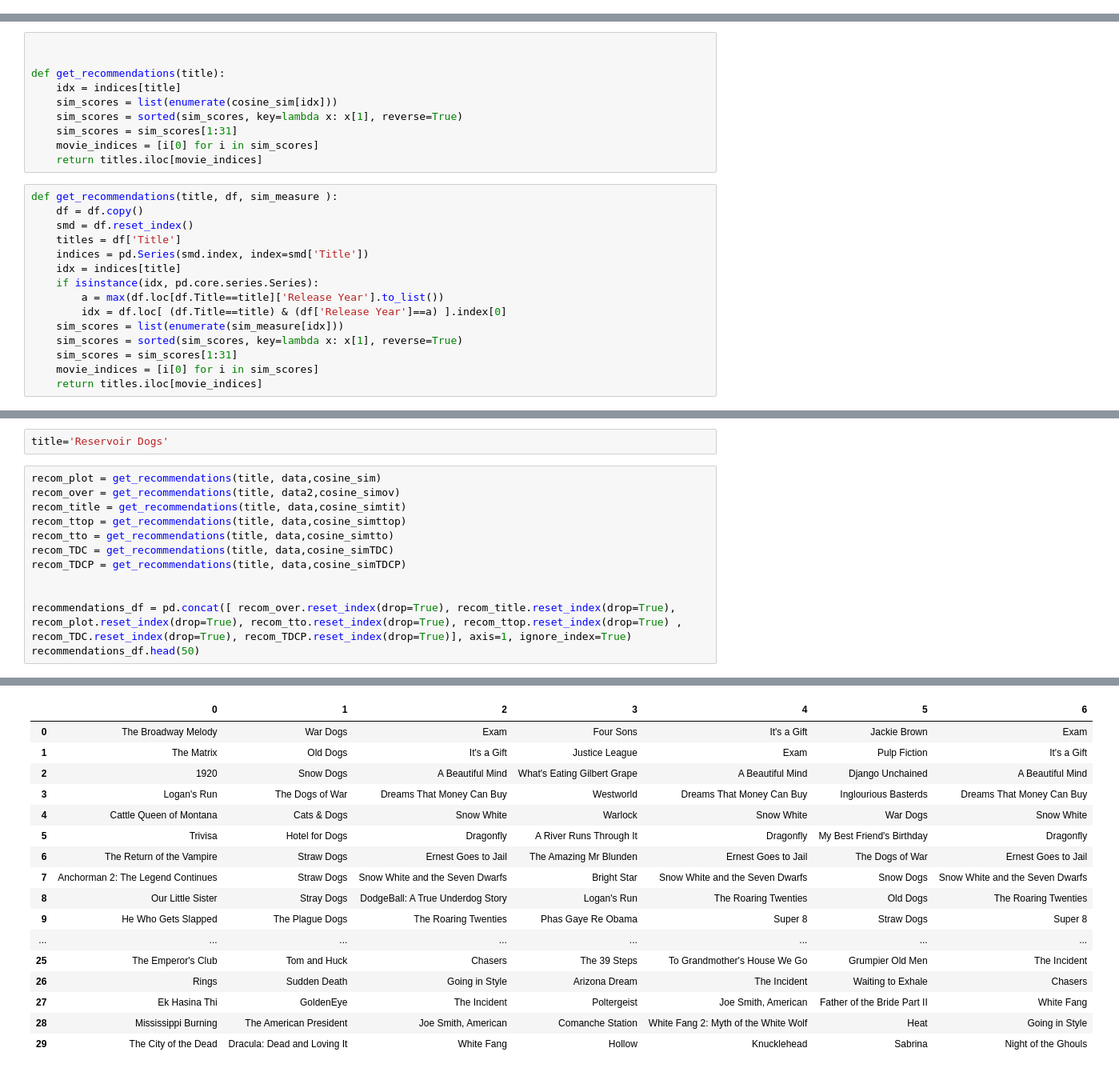
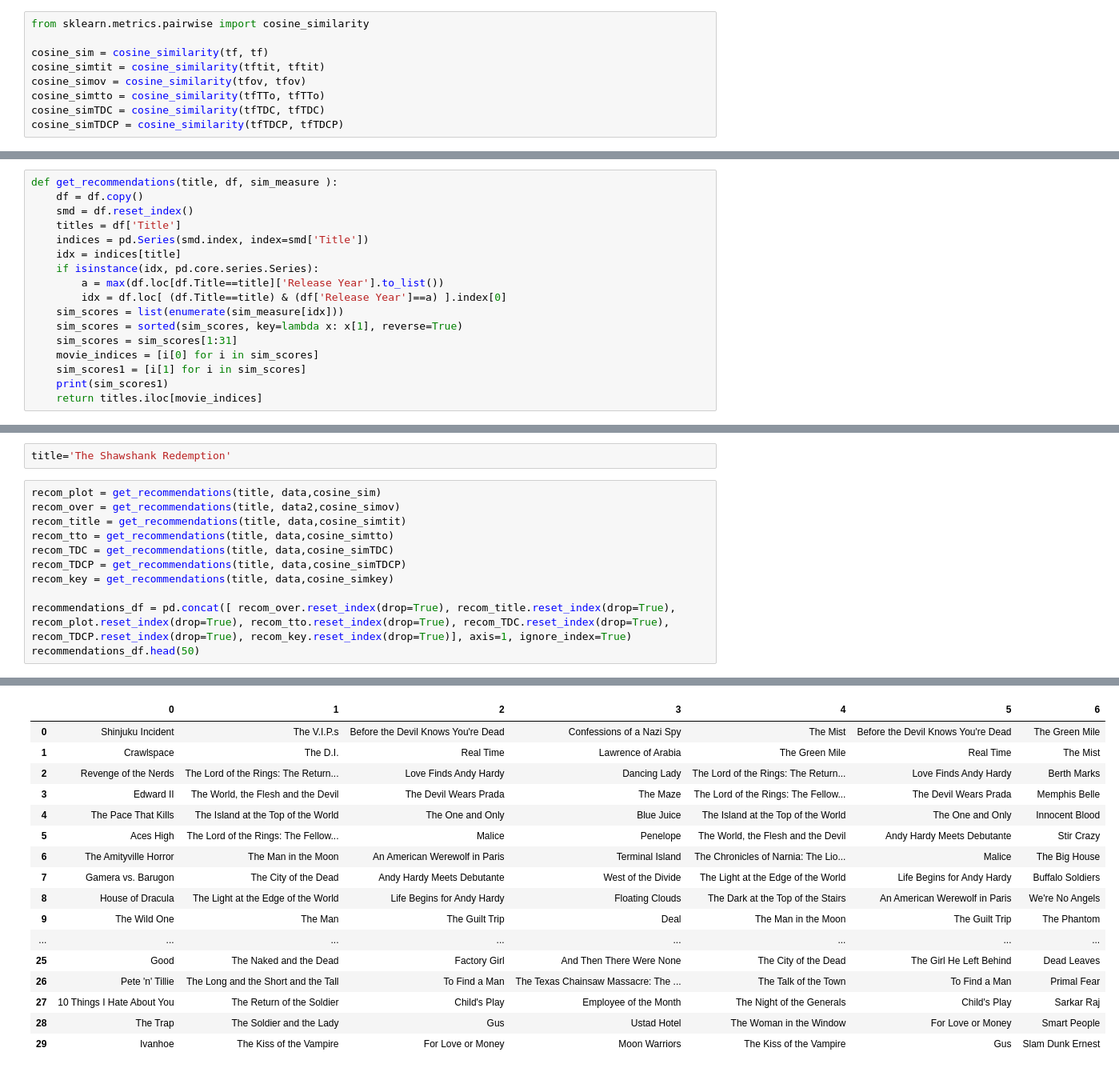
Before and after one commit to manganas/ComputationalToolsForDataScience, a Jupyter notebook: ima/content_based_recommender.ipynb, the cells around one changed output, grey strips where cells are left out. Shown at 80% size. Saved outputs shown, nothing was run; the diff lists cells and outputs as text.

```diff
--- a/ima/content_based_recommender.ipynb
+++ b/ima/content_based_recommender.ipynb
@@ -200,2 +176,11 @@ cosine_simttop = linear_kernel(tfTToP, tfTToP)
 cosine_simTDC = linear_kernel(tfTDC, tfTDC)
 cosine_simTDCP = linear_kernel(tfTDCP, tfTDCP)
+# %%
+from sklearn.metrics.pairwise import cosine_similarity
+
+cosine_sim = cosine_similarity(tf, tf)
+cosine_simtit = cosine_similarity(tftit, tftit)
+cosine_simov = cosine_similarity(tfov, tfov)
+cosine_simtto = cosine_similarity(tfTTo, tfTTo)
+cosine_simTDC = cosine_similarity(tfTDC, tfTDC)
+cosine_simTDCP = cosine_similarity(tfTDCP, tfTDCP)
@@ -220,16 +206,6 @@ Index(['Unnamed: 0', 'adult', 'belongs_to_collection', 'budget', 'genres',
 smd = data2.reset_index()
 titles = smd['Title']
 indices = pd.Series(smd.index, index=smd['Title'])
-# %%
-
-
-def get_recommendations(title):
-    idx = indices[title]
-    sim_scores = list(enumerate(cosine_sim[idx]))
-    sim_scores = sorted(sim_scores, key=lambda x: x[1], reverse=True)
-    sim_scores = sim_scores[1:31]
-    movie_indices = [i[0] for i in sim_scores]
-    return titles.iloc[movie_indices]
 # %%
 def get_recommendations(title, df, sim_measure ):
     df = df.copy()
@@ -244,5 +220,7 @@ def get_recommendations(title, df, sim_measure ):
     sim_scores = sorted(sim_scores, key=lambda x: x[1], reverse=True)
     sim_scores = sim_scores[1:31]
     movie_indices = [i[0] for i in sim_scores]
+    sim_scores1 = [i[1] for i in sim_scores]
+    print(sim_scores1)
     return titles.iloc[movie_indices]
 # %%
@@ -251,17 +229,16 @@ print(data['overview'].loc[data.index==8208])
 8208    When young Lotus Flower sees an unconscious ma...
 Name: overview, dtype: object
 # %%
-title='Reservoir Dogs'
+title='The Shawshank Redemption'
 # %%
 recom_plot = get_recommendations(title, data,cosine_sim)
 recom_over = get_recommendations(title, data2,cosine_simov)
 recom_title = get_recommendations(title, data,cosine_simtit)
-recom_ttop = get_recommendations(title, data,cosine_simttop)
 recom_tto = get_recommendations(title, data,cosine_simtto)
 recom_TDC = get_recommendations(title, data,cosine_simTDC)
 recom_TDCP = get_recommendations(title, data,cosine_simTDCP)
+recom_key = get_recommendations(title, data,cosine_simkey)
 
-
-recommendations_df = pd.concat([ recom_over.reset_index(drop=True), recom_title.reset_index(drop=True), recom_plot.reset_index(drop=True), recom_tto.reset_index(drop=True), recom_ttop.reset_index(drop=True) , recom_TDC.reset_index(drop=True), recom_TDCP.reset_index(drop=True)], axis=1, ignore_index=True)
+recommendations_df = pd.concat([ recom_over.reset_index(drop=True), recom_title.reset_index(drop=True), recom_plot.reset_index(drop=True), recom_tto.reset_index(drop=True), recom_TDC.reset_index(drop=True), recom_TDCP.reset_index(drop=True), recom_key.reset_index(drop=True)], axis=1, ignore_index=True)
 recommendations_df.head(50)
 # %% [output]
@@ -268,17 +252,17 @@ recommendations_df.head(50)
 |  | 0 | 1 | 2 | 3 | 4 | 5 | 6 |
-| 0 | The Broadway Melody | War Dogs | Exam | Four Sons | It's a Gift | Jackie Brown | Exam |
-| 1 | The Matrix | Old Dogs | It's a Gift | Justice League | Exam | Pulp Fiction | It's a Gift |
-| 2 | 1920 | Snow Dogs | A Beautiful Mind | What's Eating Gilbert Grape | A Beautiful Mind | Django Unchained | A Beautiful Mind |
-| 3 | Logan's Run | The Dogs of War | Dreams That Money Can Buy | Westworld | Dreams That Money Can Buy | Inglourious Basterds | Dreams That Money Can Buy |
-| 4 | Cattle Queen of Montana | Cats & Dogs | Snow White | Warlock | Snow White | War Dogs | Snow White |
-| 5 | Trivisa | Hotel for Dogs | Dragonfly | A River Runs Through It | Dragonfly | My Best Friend's Birthday | Dragonfly |
-| 6 | The Return of the Vampire | Straw Dogs | Ernest Goes to Jail | The Amazing Mr Blunden | Ernest Goes to Jail | The Dogs of War | Ernest Goes to Jail |
-| 7 | Anchorman 2: The Legend Continues | Straw Dogs | Snow White and the Seven Dwarfs | Bright Star | Snow White and the Seven Dwarfs | Snow Dogs | Snow White and the Seven Dwarfs |
-| 8 | Our Little Sister | Stray Dogs | DodgeBall: A True Underdog Story | Logan's Run | The Roaring Twenties | Old Dogs | The Roaring Twenties |
-| 9 | He Who Gets Slapped | The Plague Dogs | The Roaring Twenties | Phas Gaye Re Obama | Super 8 | Straw Dogs | Super 8 |
+| 0 | Shinjuku Incident | The V.I.P.s | Before the Devil Knows You're Dead | Confessions of a Nazi Spy | The Mist | Before the Devil Knows You're Dead | The Green Mile |
+| 1 | Crawlspace | The D.I. | Real Time | Lawrence of Arabia | The Green Mile | Real Time | The Mist |
+| 2 | Revenge of the Nerds | The Lord of the Rings: The Return... | Love Finds Andy Hardy | Dancing Lady | The Lord of the Rings: The Return... | Love Finds Andy Hardy | Berth Marks |
+| 3 | Edward II | The World, the Flesh and the Devil | The Devil Wears Prada | The Maze | The Lord of the Rings: The Fellow... | The Devil Wears Prada | Memphis Belle |
+| 4 | The Pace That Kills | The Island at the Top of the World | The One and Only | Blue Juice | The Island at the Top of the World | The One and Only | Innocent Blood |
+| 5 | Aces High | The Lord of the Rings: The Fellow... | Malice | Penelope | The World, the Flesh and the Devil | Andy Hardy Meets Debutante | Stir Crazy |
+| 6 | The Amityville Horror | The Man in the Moon | An American Werewolf in Paris | Terminal Island | The Chronicles of Narnia: The Lio... | Malice | The Big House |
+| 7 | Gamera vs. Barugon | The City of the Dead | Andy Hardy Meets Debutante | West of the Divide | The Light at the Edge of the World | Life Begins for Andy Hardy | Buffalo Soldiers |
+| 8 | House of Dracula | The Light at the Edge of the World | Life Begins for Andy Hardy | Floating Clouds | The Dark at the Top of the Stairs | An American Werewolf in Paris | We're No Angels |
+| 9 | The Wild One | The Man | The Guilt Trip | Deal | The Man in the Moon | The Guilt Trip | The Phantom |
 | ... | ... | ... | ... | ... | ... | ... | ... |
-| 25 | The Emperor's Club | Tom and Huck | Chasers | The 39 Steps | To Grandmother's House We Go | Grumpier Old Men | The Incident |
-| 26 | Rings | Sudden Death | Going in Style | Arizona Dream | The Incident | Waiting to Exhale | Chasers |
-| 27 | Ek Hasina Thi | GoldenEye | The Incident | Poltergeist | Joe Smith, American | Father of the Bride Part II | White Fang |
-| 28 | Mississippi Burning | The American President | Joe Smith, American | Comanche Station | White Fang 2: Myth of the White Wolf | Heat | Going in Style |
-| 29 | The City of the Dead | Dracula: Dead and Loving It | White Fang | Hollow | Knucklehead | Sabrina | Night of the Ghouls |
+| 25 | Good | The Naked and the Dead | Factory Girl | And Then There Were None | The City of the Dead | The Girl He Left Behind | Dead Leaves |
+| 26 | Pete 'n' Tillie | The Long and the Short and the Tall | To Find a Man | The Texas Chainsaw Massacre: The ... | The Talk of the Town | To Find a Man | Primal Fear |
+| 27 | 10 Things I Hate About You | The Return of the Soldier | Child's Play | Employee of the Month | The Night of the Generals | Child's Play | Sarkar Raj |
+| 28 | The Trap | The Soldier and the Lady | Gus | Ustad Hotel | The Woman in the Window | For Love or Money | Smart People |
+| 29 | Ivanhoe | The Kiss of the Vampire | For Love or Money | Moon Warriors | The Kiss of the Vampire | Gus | Slam Dunk Ernest |
```
Also changed, not shown: parts of 17 cells of this notebook.
